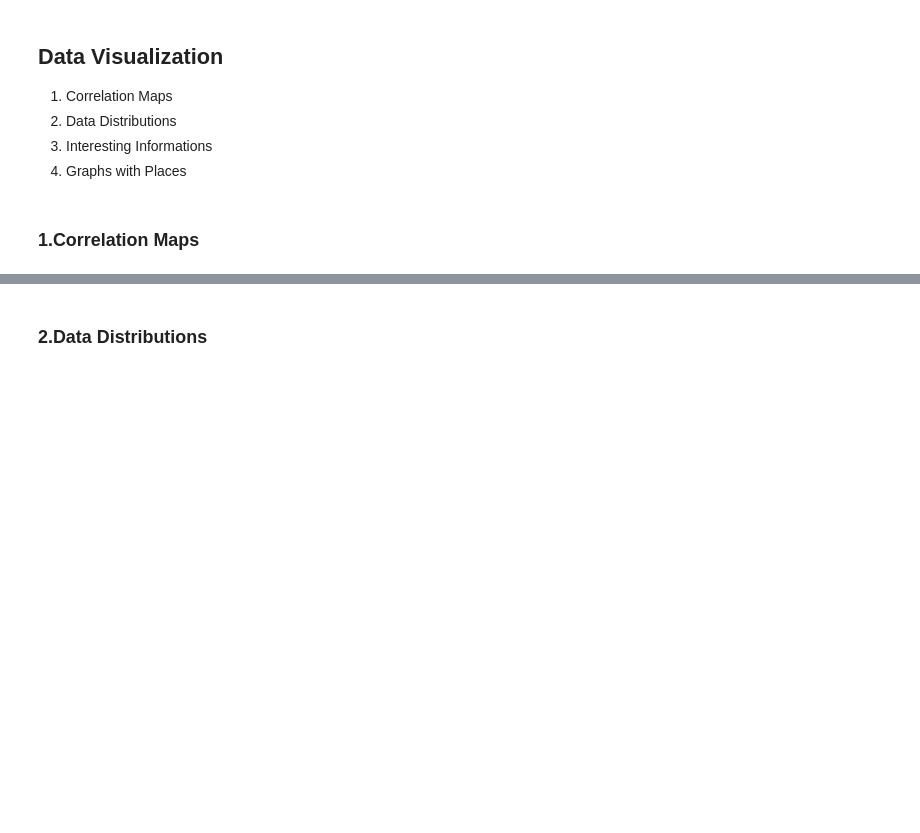
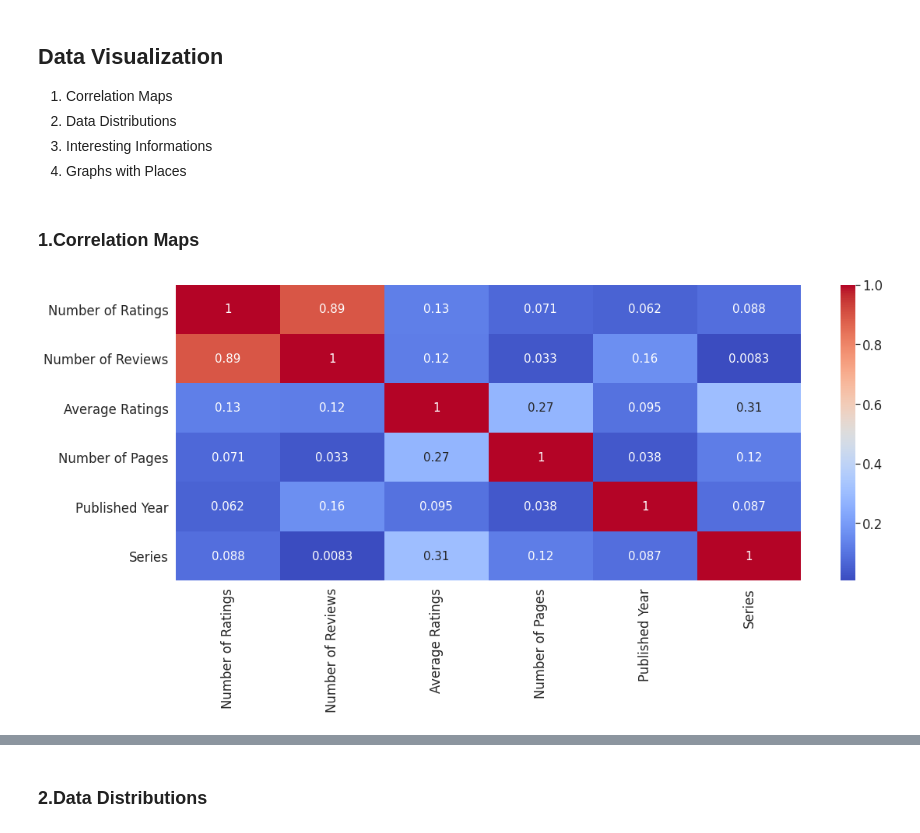
Before and after one commit to Strive-School-Project-Data-Analysis/Good_reads_Best_2000s, a Jupyter notebook: EDA_and_Visualization.ipynb, the cells around one changed output, grey strips where cells are left out. Cells and saved outputs as stored; diff of their text form; code cells hidden in the pictures; blank space fills up the shorter version.

```diff
--- a/EDA_and_Visualization.ipynb
+++ b/EDA_and_Visualization.ipynb
@@ -162,0 +171,3 @@ Now we don't have any missing values!
+# %%
+pattern = re.compile(r'(\[|\]|\'|\")+')
+pattern2 = re.compile(r'(\\n|...more)+')
@@ -170,3 +288,13 @@ Now we don't have any missing values!
 4. Graphs with Places
 # %% [markdown]
 ### 1.Correlation Maps
+# %%
+#Creating heat map
+plt.figure(figsize=(18, 7))
+sns.set(font_scale=1.5)
+sns.set_style('white')
+corr = df.corr()
+sns.heatmap(corr, cmap='coolwarm', annot=True, annot_kws={'size':15})
+plt.show()
+# %% [output]
+[figure, added]
```
Also changed, not shown: parts of 15 cells of this notebook, 4 other files.
